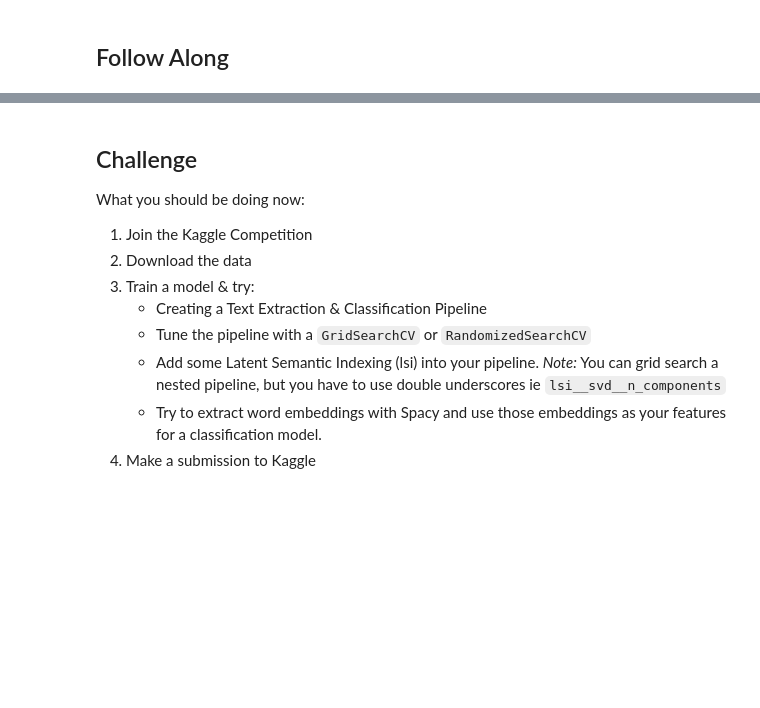
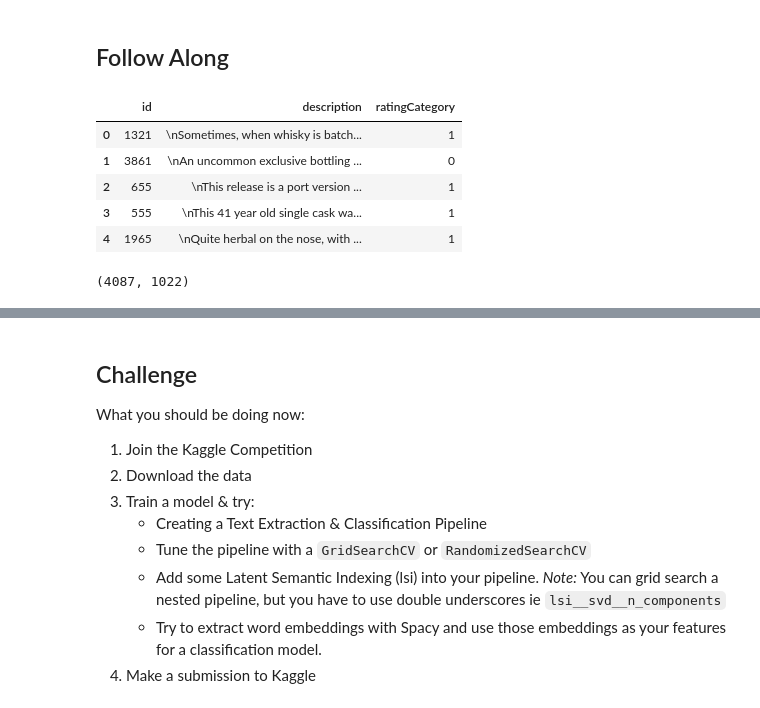
Before and after one commit to keilayb/DS-Unit-4-Sprint-1-NLP, a Jupyter notebook: module3-document-classification/LS_DS_413_Document_Classification_Lecture.ipynb, the cells around one changed output, grey strips where cells are left out. Drawn from its saved outputs; the diff is of its cells as text; code cells hidden in the pictures; blank space fills up the shorter version.

```diff
--- a/module3-document-classification/LS_DS_413_Document_Classification_Lecture.ipynb
+++ b/module3-document-classification/LS_DS_413_Document_Classification_Lecture.ipynb
@@ -182,2 +323,14 @@ raise NotImplementedError()
 # %% [markdown]
 ## Follow Along
+# %%
+train = pd.read_csv('whiskey-reviews-ds24/train.csv')
+test = pd.read_csv('whiskey-reviews-ds24/test.csv')
+# %%
+train.head()
+# %% [output]
+|  | id | description | ratingCategory |
+| 0 | 1321 | \nSometimes, when whisky is batch... | 1 |
+| 1 | 3861 | \nAn uncommon exclusive bottling ... | 0 |
+| 2 | 655 | \nThis release is a port version ... | 1 |
+| 3 | 555 | \nThis 41 year old single cask wa... | 1 |
+| 4 | 1965 | \nQuite herbal on the nose, with ... | 1 |
@@ -183,0 +357,5 @@ raise NotImplementedError()
+# %%
+# check num of docs
+len(X_train_vect), len(X_test_vect)
+# %% [output]
+(4087, 1022)
```
Also changed, not shown: parts of 32 cells of this notebook, 7 other files.
